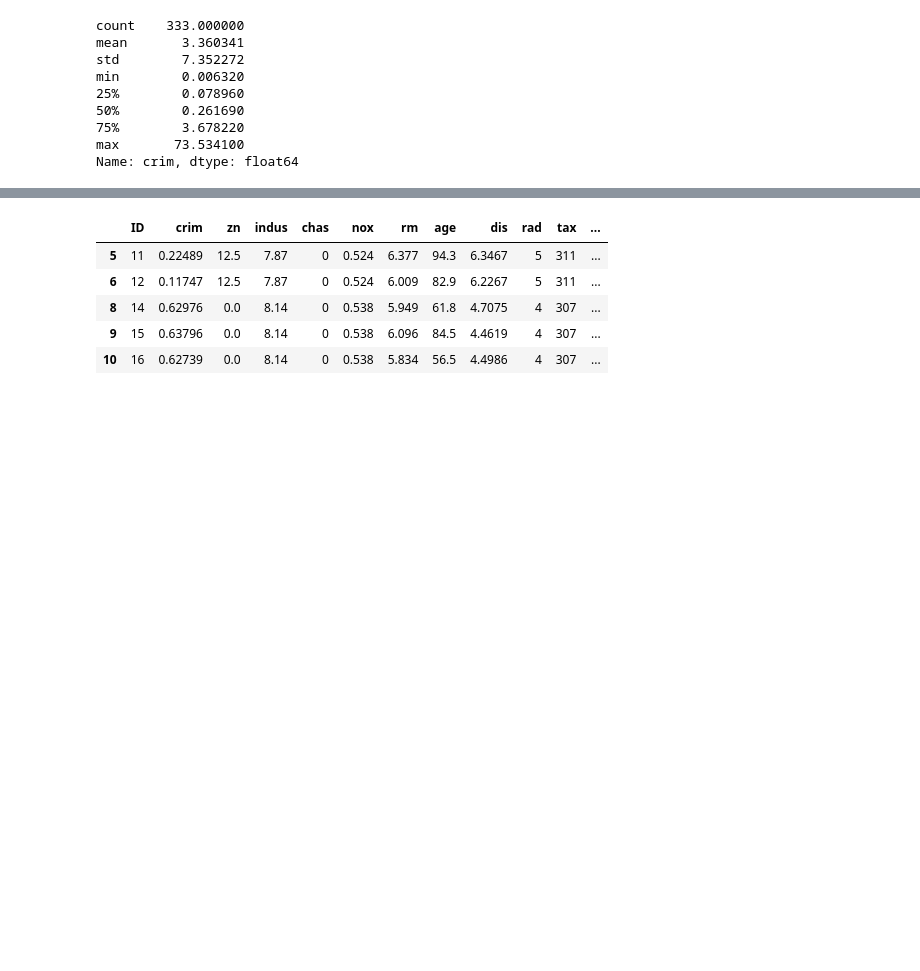
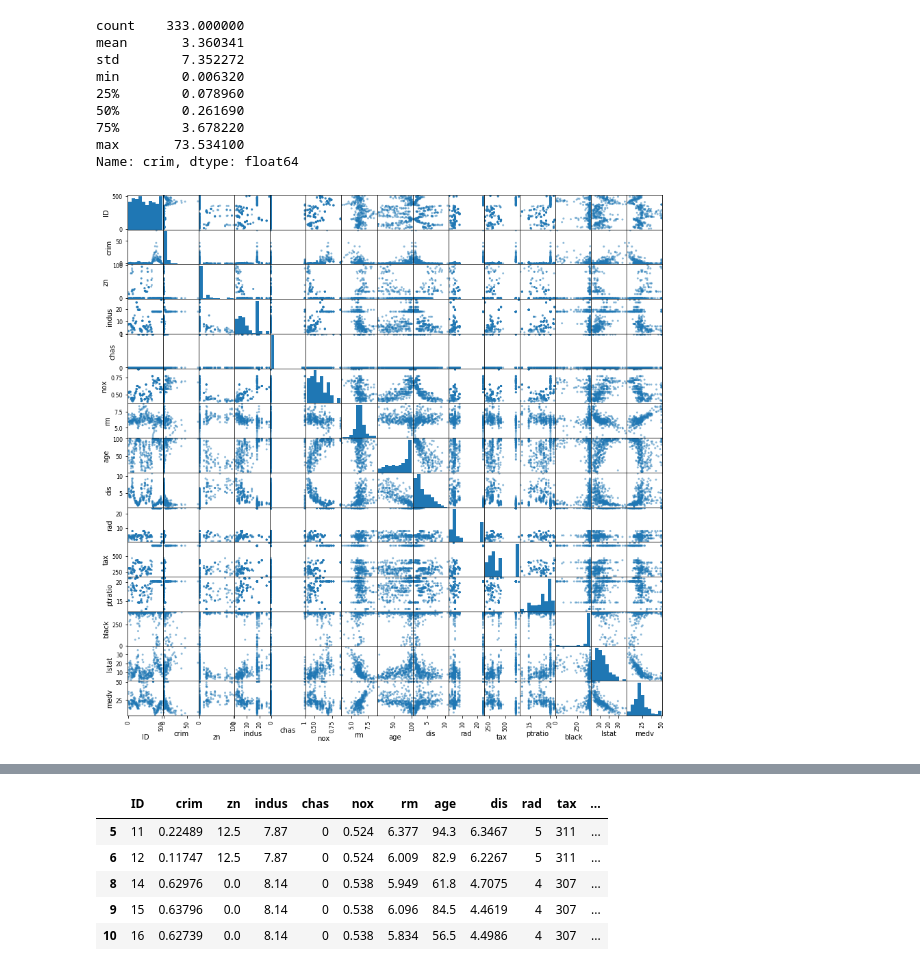
Before and after one commit to L-Lewis/dsc-1-03-16-eda-with-pandas-using-the-boston-housing-data-lab-online-ds-ft-011419, a Jupyter notebook: index.ipynb, the cells around one changed output, grey strips where cells are left out. Saved outputs shown, nothing was run; the diff lists cells and outputs as text; code cells hidden in the pictures; blank space fills up the shorter version.

```diff
--- a/index.ipynb
+++ b/index.ipynb
@@ -54,6 +54,11 @@ min        0.006320
 75%        3.678220
 max       73.534100
 Name: crim, dtype: float64
+# %%
+import seaborn as sns
+pd.plotting.scatter_matrix(df, figsize=(14,14));
+# %% [output]
+[figure, added]
 # %%
 # Charles River split - by river or not by river
 charles = df.loc[df['chas']==1]
```
Also changed, not shown: parts of 1 cell of this notebook.
